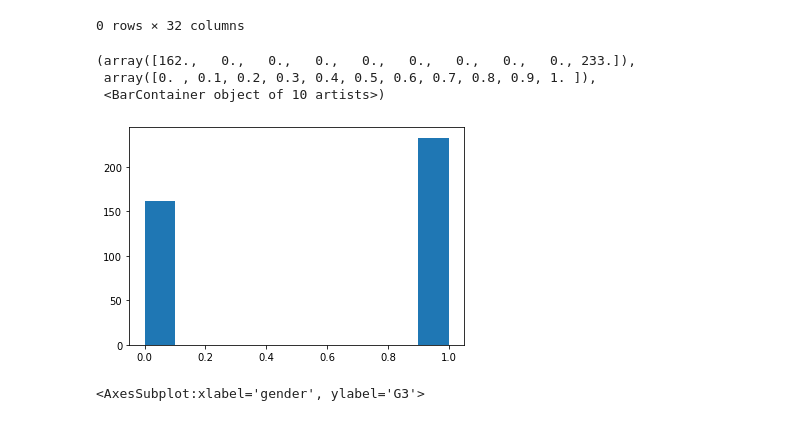
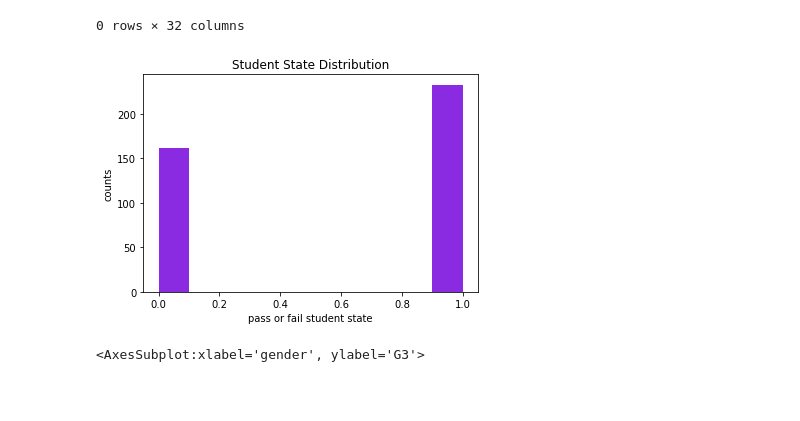
Before and after one commit to SaraAlAbdulsalam/Final-Grade-Prediction-Proposal, a Jupyter notebook: Students_Final_Grades_Prediction.ipynb, the cells around one changed output. Saved outputs shown, nothing was run; the diff lists cells and outputs as text; code cells hidden in the pictures; blank space fills up the shorter version.

```diff
--- a/Students_Final_Grades_Prediction.ipynb
+++ b/Students_Final_Grades_Prediction.ipynb
@@ -79,12 +81,13 @@ def pass_fail(grade):
 # %%
 data['pass_fail'] = data['G3'].apply(pass_fail)
 # %%
-plt.hist(data['pass_fail'])
+plt.hist(data['pass_fail'], color='blueviolet')
+plt.xlabel('pass or fail student state')
+plt.ylabel('counts')
+plt.title('Student State Distribution')
+plt.savefig('pass_fail.png')
 # %% [output]
-(array([162.,   0.,   0.,   0.,   0.,   0.,   0.,   0.,   0., 233.]),
- array([0. , 0.1, 0.2, 0.3, 0.4, 0.5, 0.6, 0.7, 0.8, 0.9, 1. ]),
- <BarContainer object of 10 artists>)
-[figure, old version]
+[figure, new version]
 # %%
 sns.barplot(data['gender'],data['G3'])
 # %% [output]
```
Also changed, not shown: parts of 53 cells of this notebook, 3 other files.
